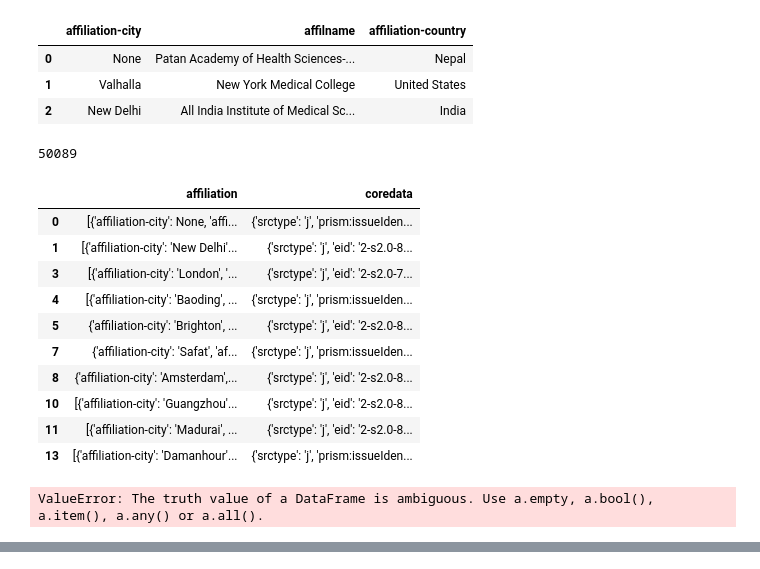
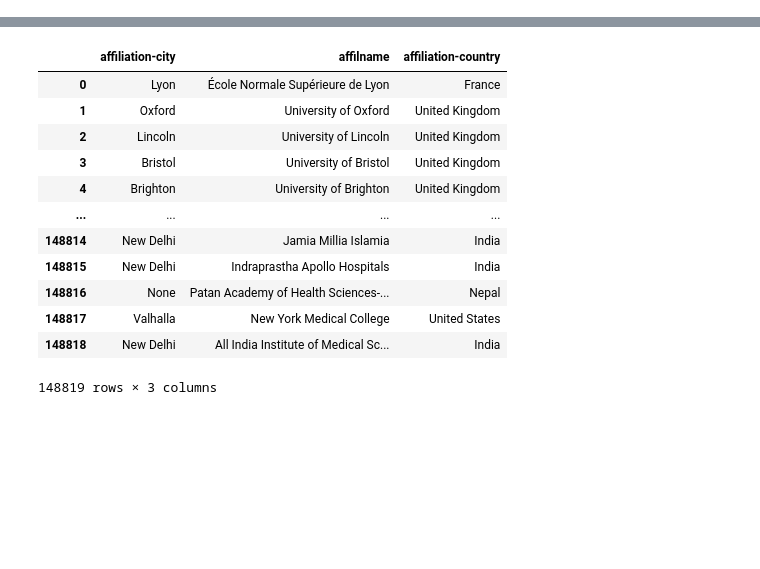
Before and after one commit to kopatri/cs5099masterthesis, a Jupyter notebook: notebooks/Scopus-Test.ipynb, the cells around one changed output, grey strips where cells are left out. Saved outputs shown, nothing was run; the diff lists cells and outputs as text; code cells hidden in the pictures; blank space fills up the shorter version.

```diff
--- a/notebooks/Scopus-Test.ipynb
+++ b/notebooks/Scopus-Test.ipynb
@@ -177,3 +120,3 @@ df_extra_info_test_transposed
 # %%
-df_combined = pd.concat([df_current_extra_info, df_extra_info_test_transposed],ignore_index=True)
-df_combined
+#df_combined = pd.concat([df_current_extra_info, df_extra_info_test_transposed],ignore_index=True)
+df_combined = df_current_extra_info
@@ -205,0 +123,5 @@ df_combined['affiliation'][0]
+# %%
+#drop rows and reindex
+df_combined = df_combined.dropna()
+df_combined = df_combined.reset_index(drop=True)
+df_combined.head(10)
@@ -206,13 +140,10 @@ df_combined['affiliation'][0]
+# %%
+def get_one_affiliation(dic):
+    df_affiliation_holder = pd.DataFrame(dic.items()).T
+    df_affiliation_holder.columns = df_affiliation_holder.iloc[0]
+    df_affiliation_holder = df_affiliation_holder.drop(df_affiliation_holder.index[0])
+    return df_affiliation_holder
 # %%
-df_affiliation_holder = pd.DataFrame.from_dict(df_combined['affiliation'][0], orient='columns')
-df_affiliation_holder
+def get_various_affiliations(dic):
+    df_affiliation_holder = pd.DataFrame.from_dict(dic, orient='columns')
+    return df_affiliation_holder
-# %% [output]
-|  | affiliation-city | affilname | affiliation-country |
-| 0 | None | Patan Academy of Health Sciences-... | Nepal |
-| 1 | Valhalla | New York Medical College | United States |
-| 2 | New Delhi | All India Institute of Medical Sc... | India |
-# %%
-len_df_combined = len(df_combined)
-len_df_combined
-# %% [output]
-50089
@@ -222,14 +149,0 @@ df_combined = df_combined.dropna()
-# %%
-df_combined.head(10)
-# %% [output]
-|  | affiliation | coredata |
-| 0 | [{'affiliation-city': None, 'affi... | {'srctype': 'j', 'prism:issueIden... |
-| 1 | [{'affiliation-city': 'New Delhi'... | {'srctype': 'j', 'eid': '2-s2.0-8... |
-| 3 | [{'affiliation-city': 'London', '... | {'srctype': 'j', 'eid': '2-s2.0-7... |
-| 4 | [{'affiliation-city': 'Baoding', ... | {'srctype': 'j', 'prism:issueIden... |
-| 5 | {'affiliation-city': 'Brighton', ... | {'srctype': 'j', 'eid': '2-s2.0-8... |
-| 7 | {'affiliation-city': 'Safat', 'af... | {'srctype': 'j', 'prism:issueIden... |
-| 8 | {'affiliation-city': 'Amsterdam',... | {'srctype': 'j', 'eid': '2-s2.0-8... |
-| 10 | [{'affiliation-city': 'Guangzhou'... | {'srctype': 'j', 'eid': '2-s2.0-8... |
-| 11 | [{'affiliation-city': 'Madurai', ... | {'srctype': 'j', 'eid': '2-s2.0-8... |
-| 13 | [{'affiliation-city': 'Damanhour'... | {'srctype': 'j', 'prism:issueIden... |
@@ -240,19 +150,14 @@ def get_affiliation_df(dic):
-# %%
-test = pd.DataFrame.from_dict(df_combined['affiliation'][6], orient='columns')
-if test == "None":
-    print("true")
-else:
-    print("false")
-# %% [output]
-ValueError: The truth value of a DataFrame is ambiguous. Use a.empty, a.bool(), a.item(), a.any() or a.all().
 # %%
+%%time
 df_affiliation = pd.DataFrame()
 df_affiliation_holder = pd.DataFrame()
-i = 0
-while i < 6:
-    dic_holder = df_combined['affiliation'][i]
-    df_affiliation_holder = pd.DataFrame.from_dict(dic_holder, orient='columns')
+
+for i in df_combined['affiliation']:
+    string_holder = str(i)
+    if string_holder[0] == "[":
+        df_affiliation_holder = get_various_affiliations(i)
+    else:
+        df_affiliation_holder = get_one_affiliation()
     df_affiliation = pd.concat([df_affiliation_holder, df_affiliation],ignore_index=True)
-    i = i + 1
 df_affiliation
 # %% [output]
@@ -259,0 +165,13 @@ ValueError: If using all scalar values, you must pass an index
+|  | affiliation-city | affilname | affiliation-country |
+| 0 | Lyon | École Normale Supérieure de Lyon | France |
+| 1 | Oxford | University of Oxford | United Kingdom |
+| 2 | Lincoln | University of Lincoln | United Kingdom |
+| 3 | Bristol | University of Bristol | United Kingdom |
+| 4 | Brighton | University of Brighton | United Kingdom |
+| ... | ... | ... | ... |
+| 148814 | New Delhi | Jamia Millia Islamia | India |
+| 148815 | New Delhi | Indraprastha Apollo Hospitals | India |
+| 148816 | None | Patan Academy of Health Sciences-... | Nepal |
+| 148817 | Valhalla | New York Medical College | United States |
+| 148818 | New Delhi | All India Institute of Medical Sc... | India |
+148819 rows × 3 columns
```
Also changed, not shown: parts of 17 cells of this notebook, 2 other files.
